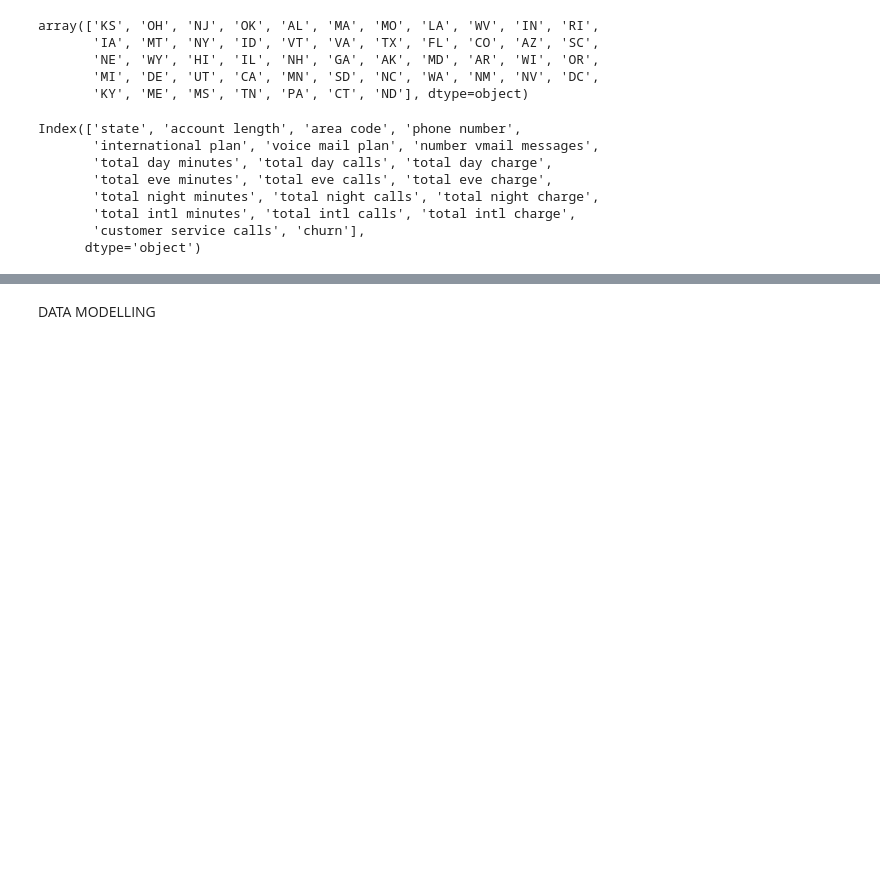
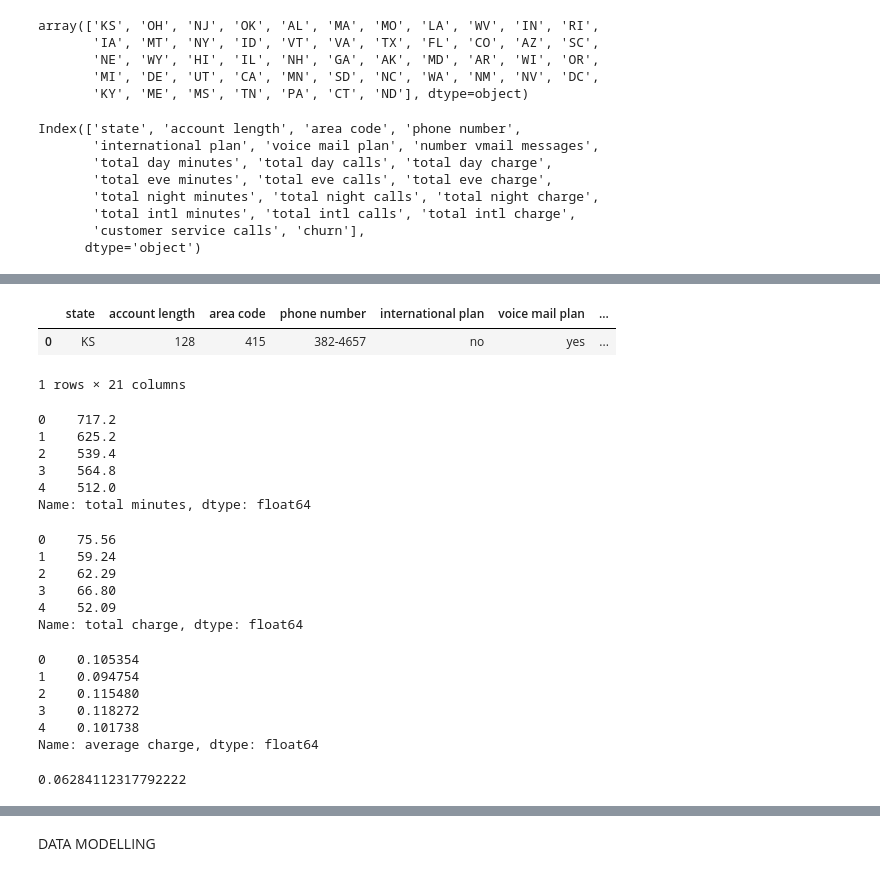
Before and after one commit to stephenjilani8-eng/Syria_Tel_Customer_Churn_Project, a Jupyter notebook: Phase_3_Project.ipynb, the cells around one changed output, grey strips where cells are left out. Cells and saved outputs as stored; diff of their text form; code cells hidden in the pictures; blank space fills up the shorter version.

```diff
--- a/Phase_3_Project.ipynb
+++ b/Phase_3_Project.ipynb
@@ -141,0 +172,7 @@ Index(['state', 'account length', 'area code', 'phone number',
+# %%
+#Running the dataset for visibility
+df.head(1)
+# %% [output]
+|  | state | account length | area code | phone number | international plan | voice mail plan | ... |
+| 0 | KS | 128 | 415 | 382-4657 | no | yes | ... |
+1 rows × 21 columns
@@ -141,0 +183,43 @@ Index(['state', 'account length', 'area code', 'phone number',
+# %%
+#Running the column to see if changes have been reflected
+df['total minutes'].head()
+# %% [output]
+0    717.2
+1    625.2
+2    539.4
+3    564.8
+4    512.0
+Name: total minutes, dtype: float64
+# %%
+#Adding a column for total charge by adding all charges in the original dataset. The aim is as mentioned above that we are trying to see if there
+#a patern in how customers are charged.
+df['total charge'] = df['total day charge'] + df['total eve charge'] + df['total night charge'] + df['total intl charge']
+df['total charge'].head()
+# %% [output]
+0    75.56
+1    59.24
+2    62.29
+3    66.80
+4    52.09
+Name: total charge, dtype: float64
+# %%
+#Adding a column on average charge per minute to see if there is consistency on how customers are charged
+df['average charge'] = df['total charge']/df['total minutes']
+df['average charge'].head()
+# %% [output]
+0    0.105354
+1    0.094754
+2    0.115480
+3    0.118272
+4    0.101738
+Name: average charge, dtype: float64
+# %%
+#Finding the range of the average charges
+range_charge = df['average charge'].max() - df['average charge'].min()
+range_charge
+
+#Observation
+#There is already a range of 0.063 per minute which already signifies that there is some inconsistencies on how customers are charged for services.
+#This may be a contribution  to customer church but that will be ascertained as we go.
+# %% [output]
+0.06284112317792222
```
Also changed, not shown: parts of 13 cells of this notebook.
